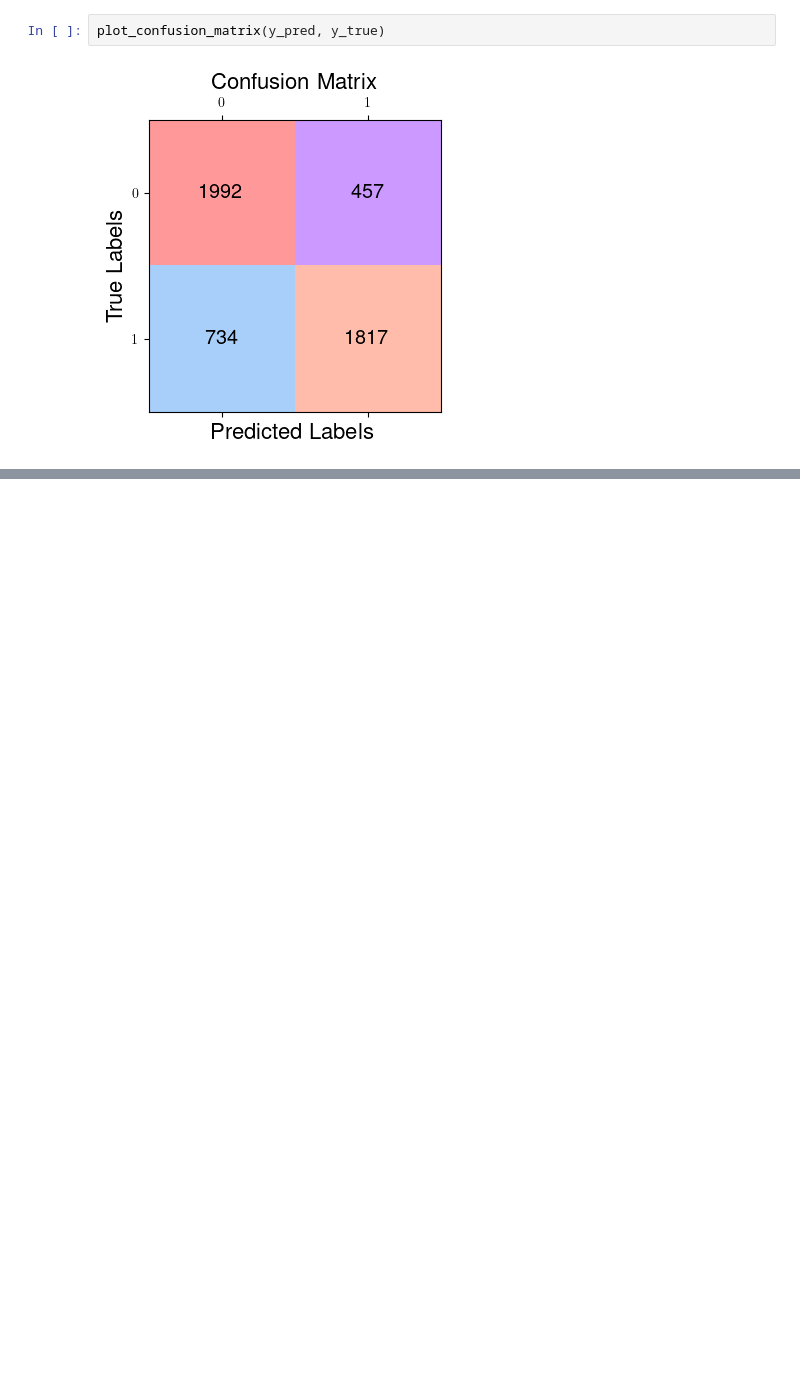
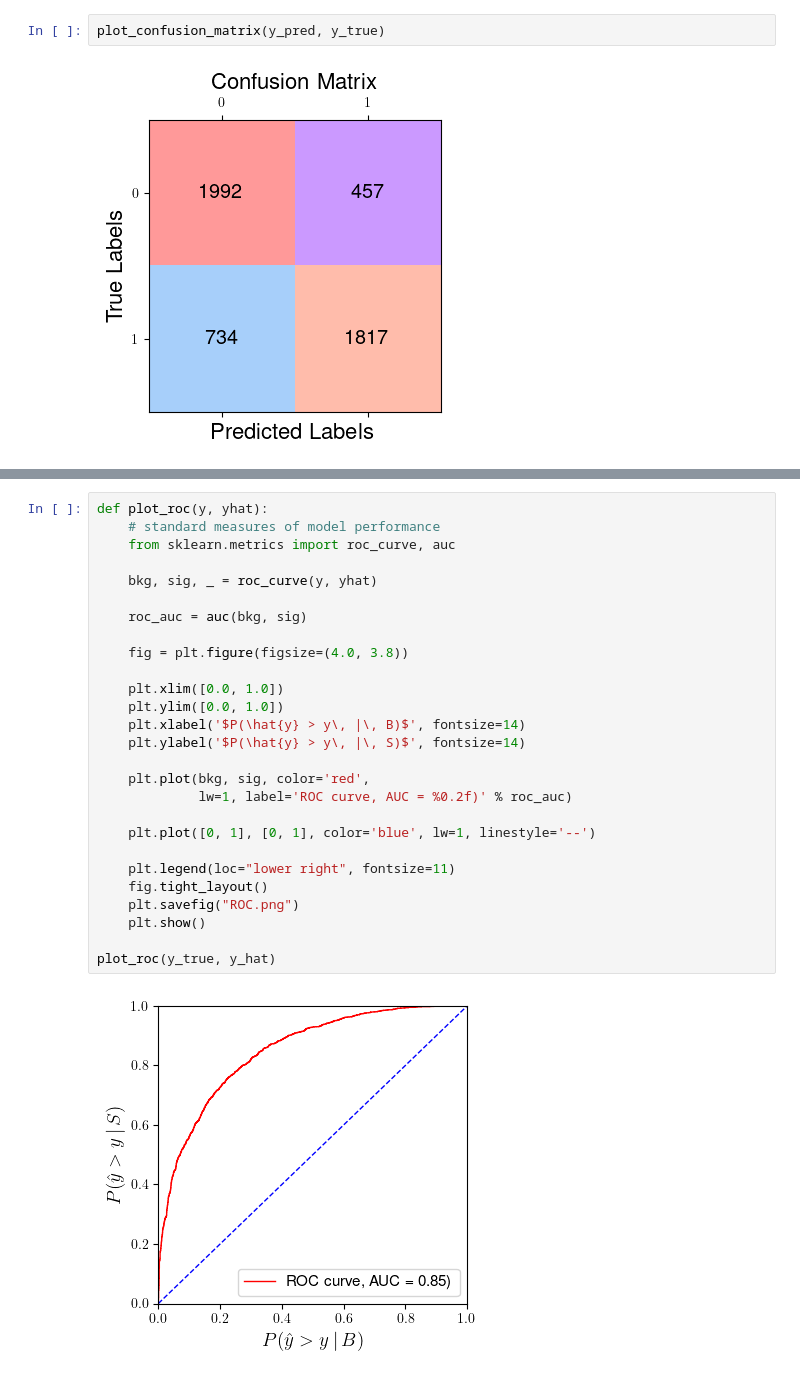
Before and after one commit to hbprosper/MLinPhysics, a Jupyter notebook: Lab08/code/tutorial08_GNN.ipynb, the cells around one changed output, grey strips where cells are left out. Saved outputs shown, nothing was run; the diff lists cells and outputs as text; blank space fills up the shorter version.

```diff
--- a/Lab08/code/tutorial08_GNN.ipynb
+++ b/Lab08/code/tutorial08_GNN.ipynb
@@ -721,2 +727,31 @@ plot_outputs(y_hat, y_true)
 # %% [output]
 [figure]
+# %%
+def plot_roc(y, yhat):
+    # standard measures of model performance
+    from sklearn.metrics import roc_curve, auc
+
+    bkg, sig, _ = roc_curve(y, yhat)
+
+    roc_auc = auc(bkg, sig)
+
+    fig = plt.figure(figsize=(4.0, 3.8))
+
+    plt.xlim([0.0, 1.0])
+    plt.ylim([0.0, 1.0])
+    plt.xlabel('$P(\hat{y} > y\, |\, B)$', fontsize=14)
+    plt.ylabel('$P(\hat{y} > y\, |\, S)$', fontsize=14)
+
+    plt.plot(bkg, sig, color='red',
+             lw=1, label='ROC curve, AUC = %0.2f)' % roc_auc)
+
+    plt.plot([0, 1], [0, 1], color='blue', lw=1, linestyle='--')
+
+    plt.legend(loc="lower right", fontsize=11)
+    fig.tight_layout()
+    plt.savefig("ROC.png")
+    plt.show()
+
+plot_roc(y_true, y_hat)
+# %% [output]
+[figure, added]
```
Also changed, not shown: parts of 2 cells of this notebook, 14 other files.
